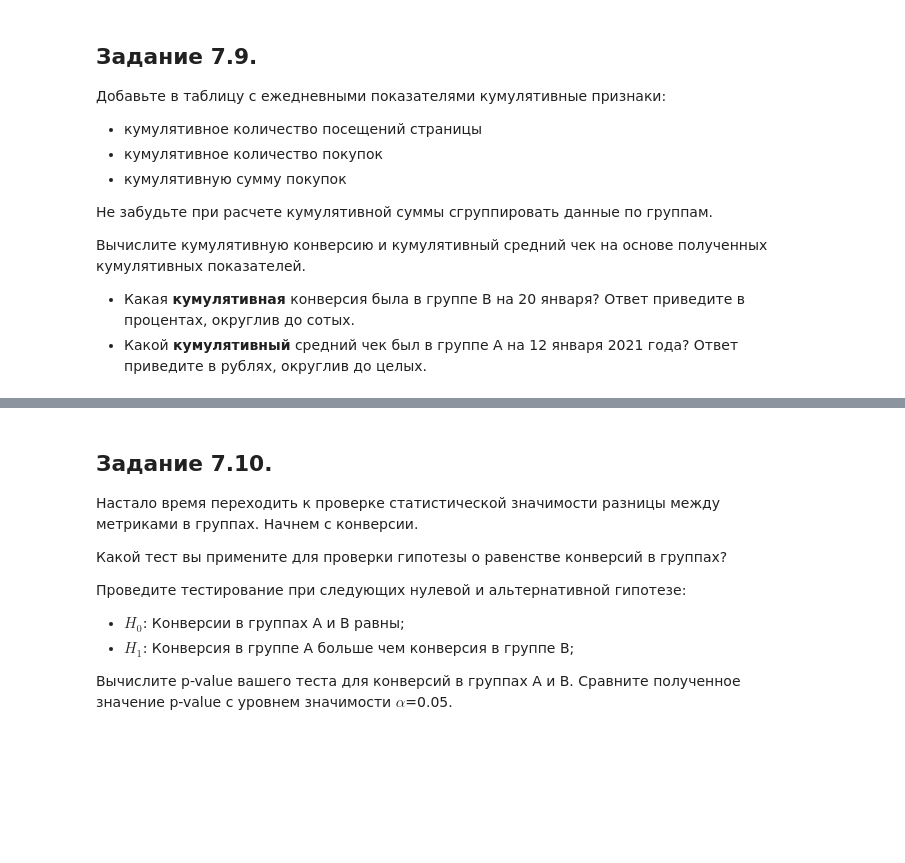
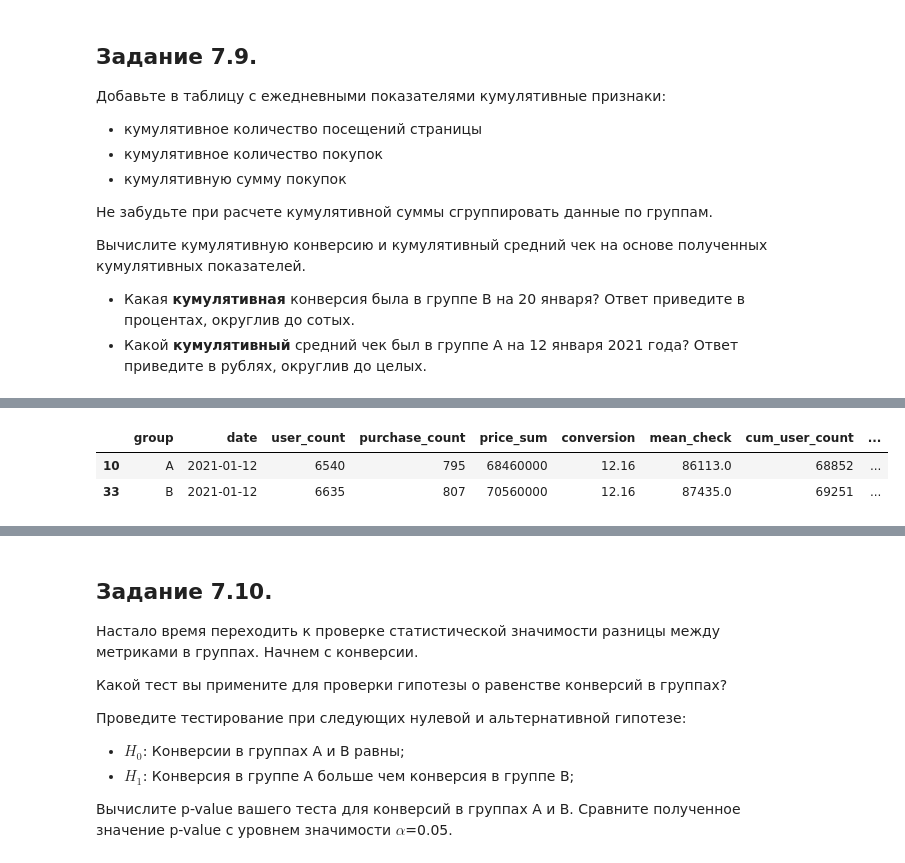
Before and after one commit to Erkobrax/DS_Edu, a Jupyter notebook: Projects/AB_task/Template_EDA_5.ipynb, the cells around one changed output, grey strips where cells are left out. Saved outputs shown, nothing was run; the diff lists cells and outputs as text; code cells hidden in the pictures; blank space fills up the shorter version.

```diff
--- a/Projects/AB_task/Template_EDA_5.ipynb
+++ b/Projects/AB_task/Template_EDA_5.ipynb
@@ -253 +258,9 @@ df_group_daily
+# %%
+df_group_daily['cum_mean_check'] = round(df_group_daily['cum_price_sum']/df_group_daily['cum_purchase_count'])
+df_group_daily['cum_conversion'] = round(df_group_daily['cum_purchase_count']/df_group_daily['cum_user_count']*100,2)
+df_group_daily[df_group_daily['date']=='2021-01-12']
+# %% [output]
+|  | group | date | user_count | purchase_count | price_sum | conversion | mean_check | cum_user_count | ... |
+| 10 | A | 2021-01-12 | 6540 | 795 | 68460000 | 12.16 | 86113.0 | 68852 | ... |
+| 33 | B | 2021-01-12 | 6635 | 807 | 70560000 | 12.16 | 87435.0 | 69251 | ... |
 # %% [markdown]
```
Also changed, not shown: parts of 30 cells of this notebook.
